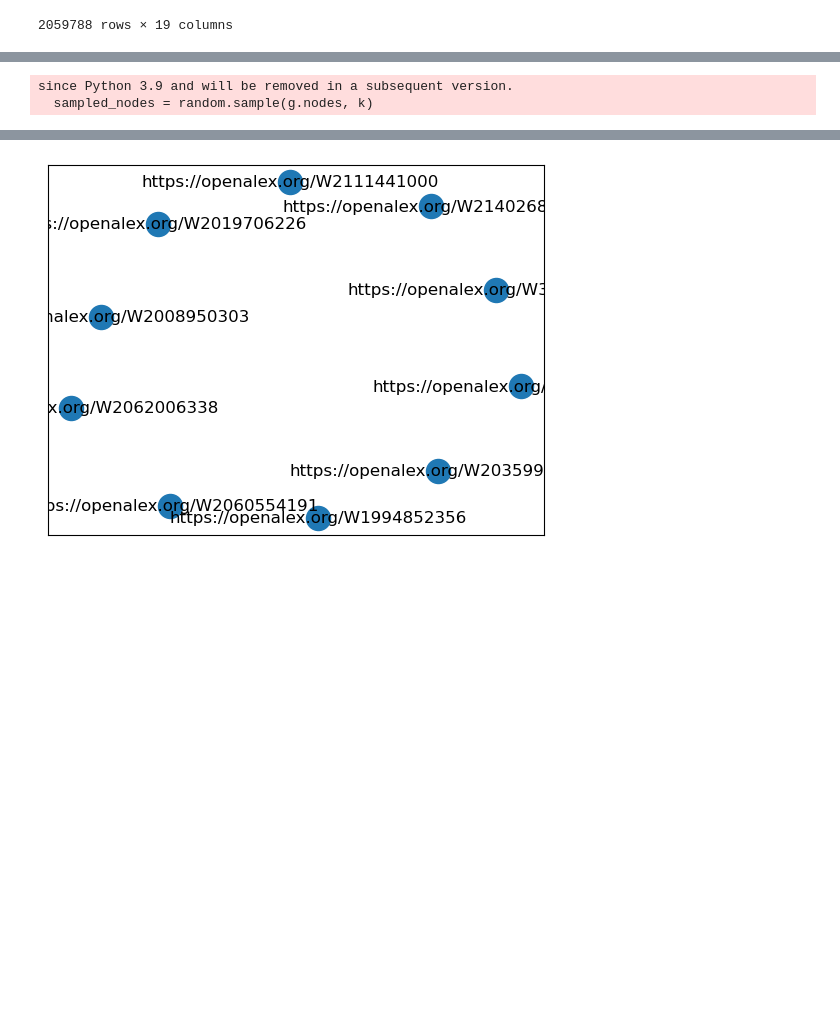
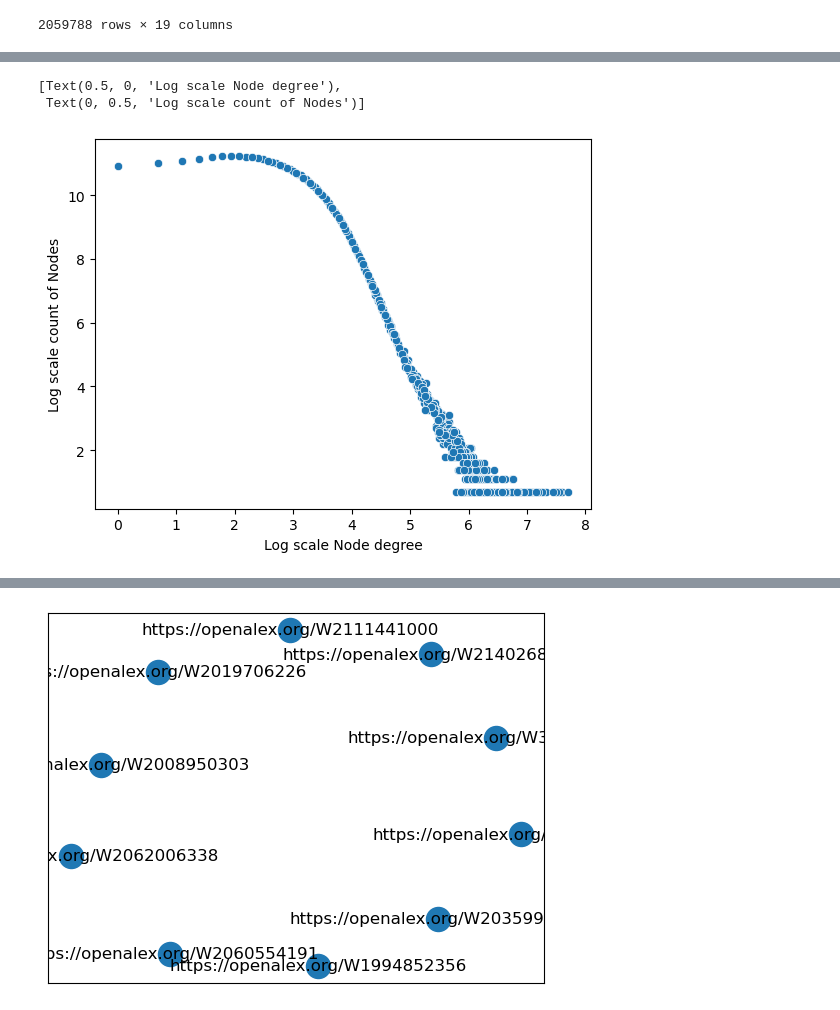
Before and after one commit to machadoprx/ml_applied_to_scientometrics, a Jupyter notebook: notebooks/02 - Preprocessing and Mini EDA.ipynb, the cells around one changed output, grey strips where cells are left out. Saved outputs shown, nothing was run; the diff lists cells and outputs as text; code cells hidden in the pictures; blank space fills up the shorter version.

```diff
--- a/notebooks/02 - Preprocessing and Mini EDA.ipynb
+++ b/notebooks/02 - Preprocessing and Mini EDA.ipynb
@@ -239 +202,16 @@ NameError: name 'network' is not defined
+# %%
+network = pkl.load(open("network_filtered.pkl", "rb"))
+# %%
+from collections import Counter
+degrees = [len(v) for k,v in network.items()]
+counts = Counter(degrees)
+
+#display(count)
+ax = sns.scatterplot(x=np.log1p(np.array(list(counts.keys()))), y=np.log1p(np.array(list(counts.values()))))
+ax.set(xlabel="Log scale Node degree", ylabel="Log scale count of Nodes")
+#plt.show()
+# %% [output]
+[Text(0.5, 0, 'Log scale Node degree'),
+ Text(0, 0.5, 'Log scale count of Nodes')]
+[figure, added]
 # %%
@@ -243,8 +218,0 @@ g = nx.read_adjlist("citation_net.nx")
-# %%
-import random
-k = 10
-sampled_nodes = random.sample(g.nodes, k)
-sampled_graph = g.subgraph(sampled_nodes)
-# %% [output]
-since Python 3.9 and will be removed in a subsequent version.
-  sampled_nodes = random.sample(g.nodes, k)
```
Also changed, not shown: parts of 46 cells of this notebook, 3 other files.
